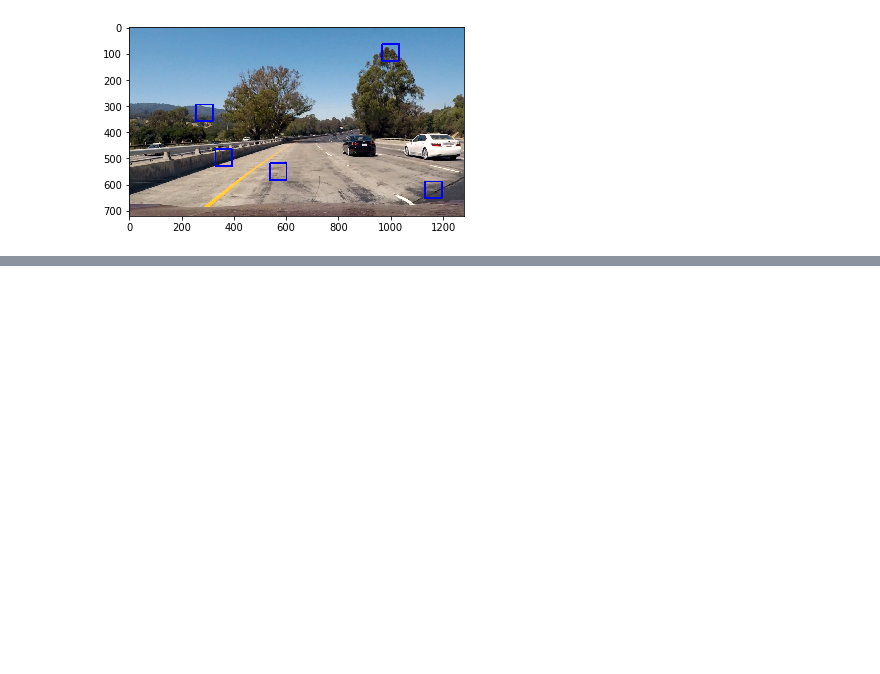
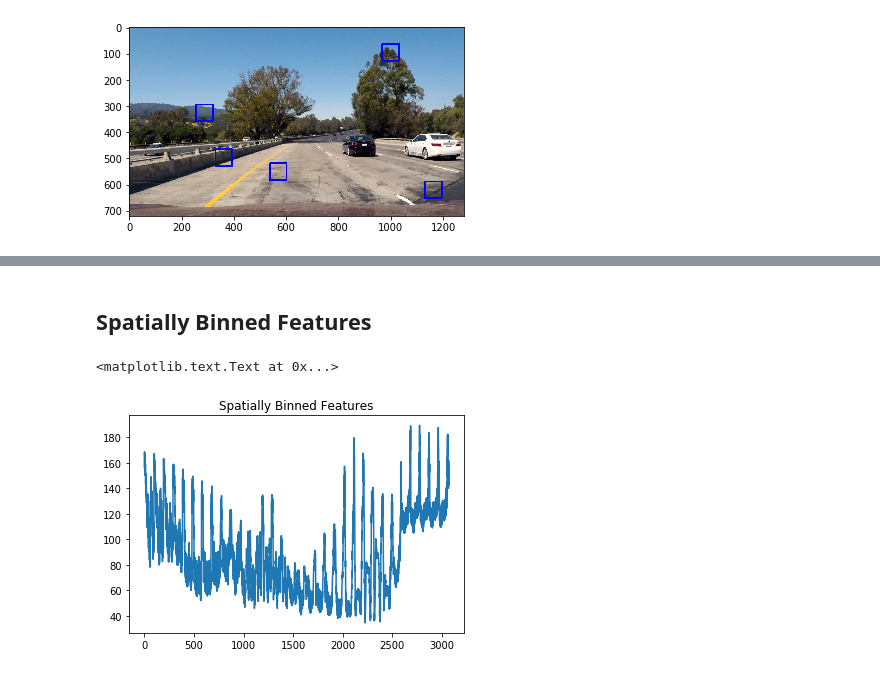
Before and after one commit to Daard/CarND-P5-Vehicle-Detection, a Jupyter notebook: notebook.ipynb, the cells around one changed output, grey strips where cells are left out. Drawn from its saved outputs; the diff is of its cells as text; code cells hidden in the pictures; blank space fills up the shorter version.

```diff
--- a/notebook.ipynb
+++ b/notebook.ipynb
@@ -52,10 +89,15 @@ else:
+# %% [markdown]
+## Spatially Binned Features
 # %%
 # Read in an image
 # You can also read cutout2, 3, 4 etc. to see other examples
-image = mpimg.imread('cutout1.jpg')
+image = mpimg.imread('test_matches/i1.png')
 
-feature_vec = utils.bin_spatial(image, color_space='RGB', size=(32, 32))
+feature_vec = bin_spatial(image*256, color_space='RGB', size=(32, 32))
 
 # Plot features
 plt.plot(feature_vec)
 plt.title('Spatially Binned Features')
+# %% [output]
+<matplotlib.text.Text at 0x...>
+[figure, added]
```
Also changed, not shown: parts of 27 cells of this notebook, 3 other files.
